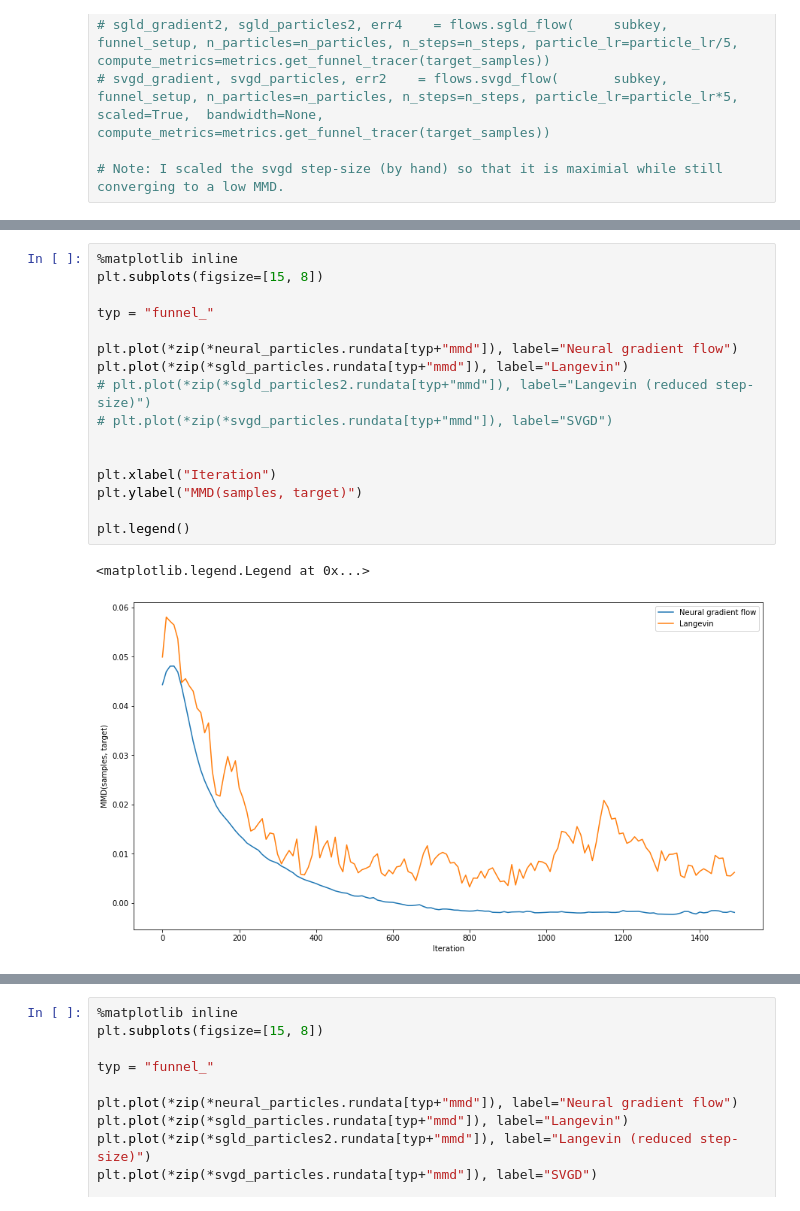
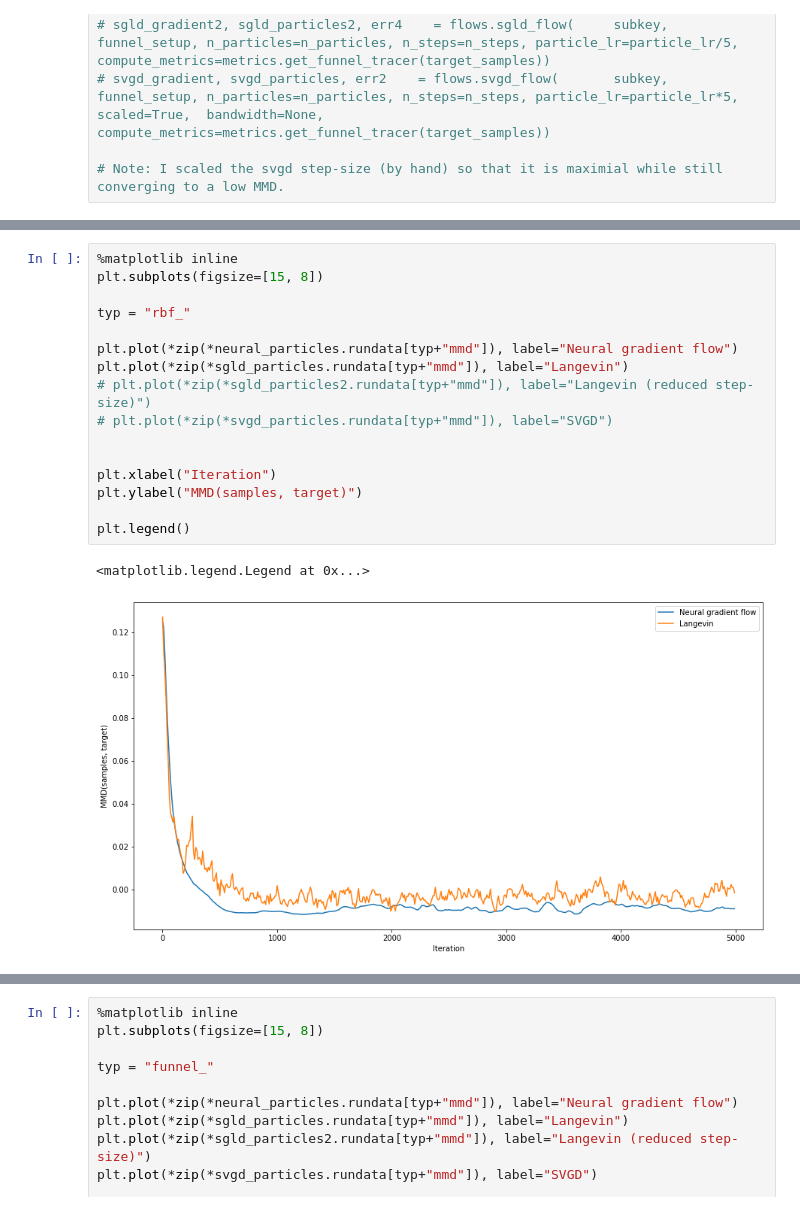
Before and after one commit to ratschlab/projects-2020-Neural-SVGD, a Jupyter notebook: notebooks/experiments/funnel-comparison-sgld-vs-neural.ipynb, the cells around one changed output, grey strips where cells are left out. Cells and saved outputs as stored; diff of their text form.

```diff
--- a/notebooks/experiments/funnel-comparison-sgld-vs-neural.ipynb
+++ b/notebooks/experiments/funnel-comparison-sgld-vs-neural.ipynb
@@ -110,19 +112,19 @@ plt.plot(neural_learner.rundata["validation_loss"])
 # %%
 %matplotlib inline
 plt.subplots(figsize=[15, 8])
 
-typ = "funnel_"
+typ = "rbf_"
 
 plt.plot(*zip(*neural_particles.rundata[typ+"mmd"]), label="Neural gradient flow")
 plt.plot(*zip(*sgld_particles.rundata[typ+"mmd"]), label="Langevin")
 # plt.plot(*zip(*sgld_particles2.rundata[typ+"mmd"]), label="Langevin (reduced step-size)")
 # plt.plot(*zip(*svgd_particles.rundata[typ+"mmd"]), label="SVGD")
 
 
 plt.xlabel("Iteration")
 plt.ylabel("MMD(samples, target)")
 
 plt.legend()
 # %% [output]
 <matplotlib.legend.Legend at 0x...>
-[figure, old version]
+[figure, new version]
```
Also changed, not shown: parts of 4 cells of this notebook, 3 other files.
